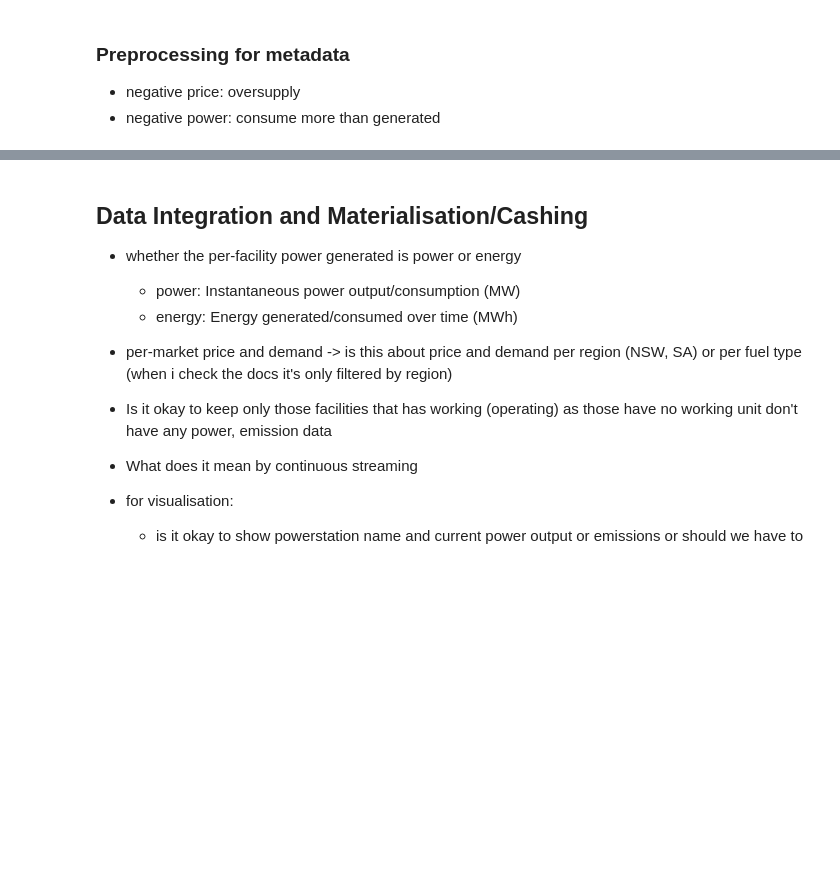
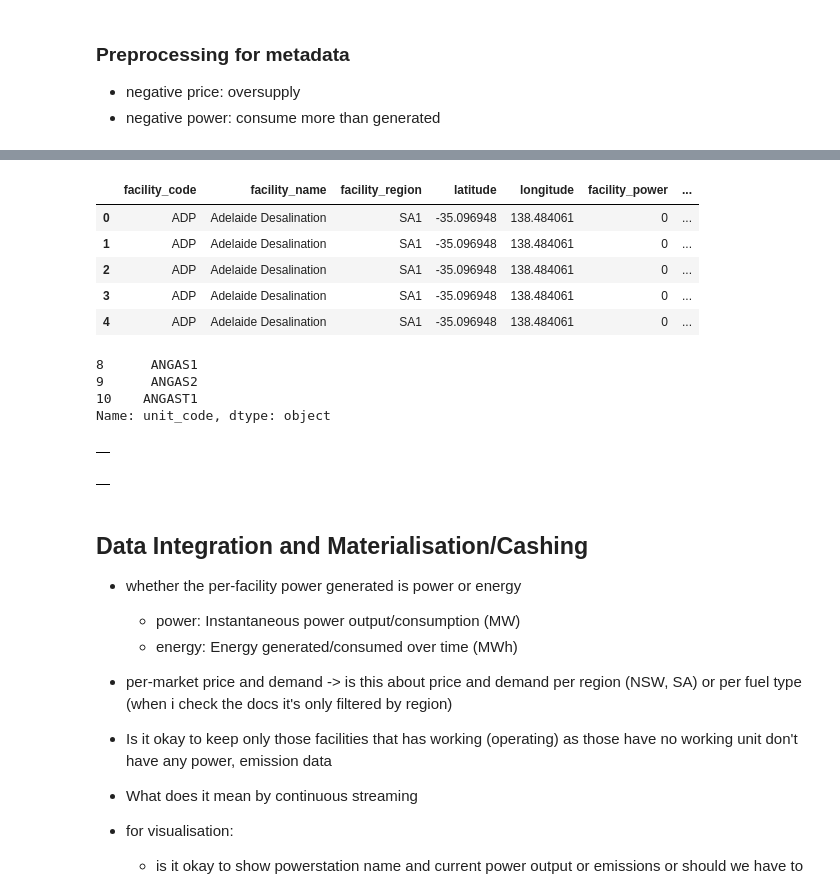
Before and after one commit to jinyjib98/comp5339, a Jupyter notebook: comp5339_a2.ipynb, the cells around one changed output, grey strips where cells are left out. Cells and saved outputs as stored; diff of their text form; code cells hidden in the pictures; blank space fills up the shorter version.

```diff
--- a/comp5339_a2.ipynb
+++ b/comp5339_a2.ipynb
@@ -435,0 +466,11 @@ sample_units
+# %%
+loader = DataProcessor(group_name = 'tut11_grp10')
+
+# Get the facilities data
+facilities = loader.get_facilities()
+
+facilities_clean = loader.cleaning_facilities(facilities)
+
+# # Publish the data to the MQTT broker
+# loader.publish_message(full_data)
+# loader.disconnect_mqtt()
@@ -436,3 +483,42 @@ sample_units
+# %%
+facilities_clean.head()
+# %% [output]
+|  | facility_code | facility_name | facility_region | latitude | longitude | facility_power | ... |
+| 0 | ADP | Adelaide Desalination | SA1 | -35.096948 | 138.484061 | 0 | ... |
+| 1 | ADP | Adelaide Desalination | SA1 | -35.096948 | 138.484061 | 0 | ... |
+| 2 | ADP | Adelaide Desalination | SA1 | -35.096948 | 138.484061 | 0 | ... |
+| 3 | ADP | Adelaide Desalination | SA1 | -35.096948 | 138.484061 | 0 | ... |
+| 4 | ADP | Adelaide Desalination | SA1 | -35.096948 | 138.484061 | 0 | ... |
+# %%
+facilities_clean[facilities_clean.facility_code == 'ANGASTON'].unit_code
+# %% [output]
+8      ANGAS1
+9      ANGAS2
+10    ANGAST1
+Name: unit_code, dtype: object
+# %%
+# samples = facilities_clean[0:11]
+facility_codes = facilities_clean['facility_code'].unique()
+
+# Get the facility details
+units = loader.get_facility_details(facility_codes, '1d', '2025-10-01T00:00:00', '2025-10-07T23:59:59')
+units
+
+# # Get the market data
+# market = loader.get_market_data('1d', '2025-10-01T00:00:00', '2025-10-07T23:59:59')
+
+# # Merge the data
+# full_data = loader.merge_data(samples, units, market)
+# market
+# %% [output]
+|  |
+# %%
+units
+
+# full_data2 = loader.merge_data(samples, units, market)
+# full_data2
+# %% [output]
+|  |
 # %% [markdown]
 ## Data Integration and Materialisation/Cashing
 
```
Also changed, not shown: parts of 15 cells of this notebook.
